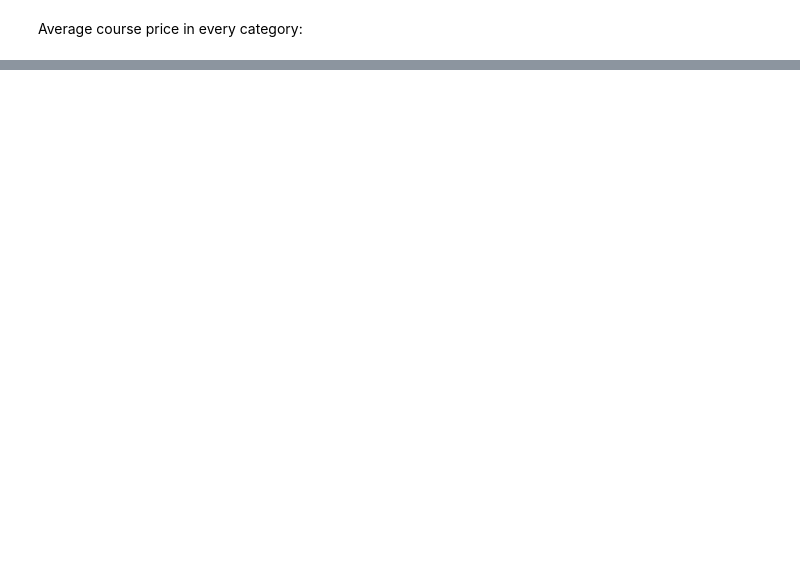
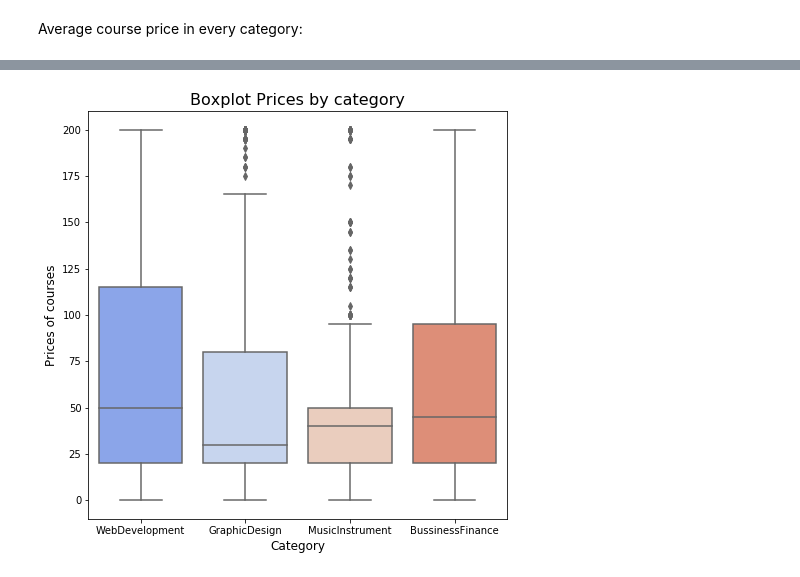
Before and after one commit to Daesparz/analysis_udemy_courses, a Jupyter notebook: Data_analysis/initial_findings.ipynb, the cells around one changed output, grey strips where cells are left out. Saved outputs shown, nothing was run; the diff lists cells and outputs as text; code cells hidden in the pictures; blank space fills up the shorter version.

Commit message:
first analysis almost done. Preprocessing and cleaning data. Analysis of relationship between variables and patterns

```diff
--- a/Data_analysis/initial_findings.ipynb
+++ b/Data_analysis/initial_findings.ipynb
@@ -127,0 +175,8 @@ Average course price in every category:
+# %%
+_ = plt.figure(figsize=(7.5, 7.5))
+_ = sns.boxplot(x='category', y='price', data=df_courses, palette='coolwarm')
+_ = plt.xlabel('Category', size=12)
+_ = plt.ylabel('Prices of courses', size=12)
+_ = plt.title('Boxplot Prices by category', size=16)
+# %% [output]
+[figure, added]
```
Also changed, not shown: parts of 25 cells of this notebook.
